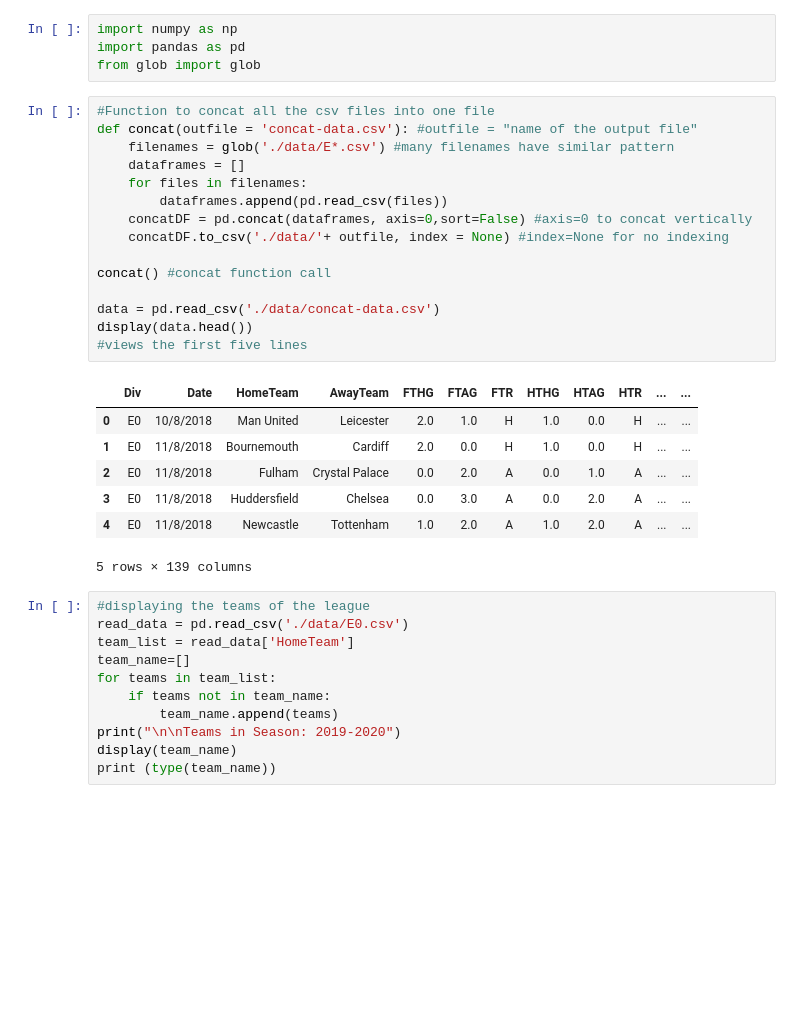
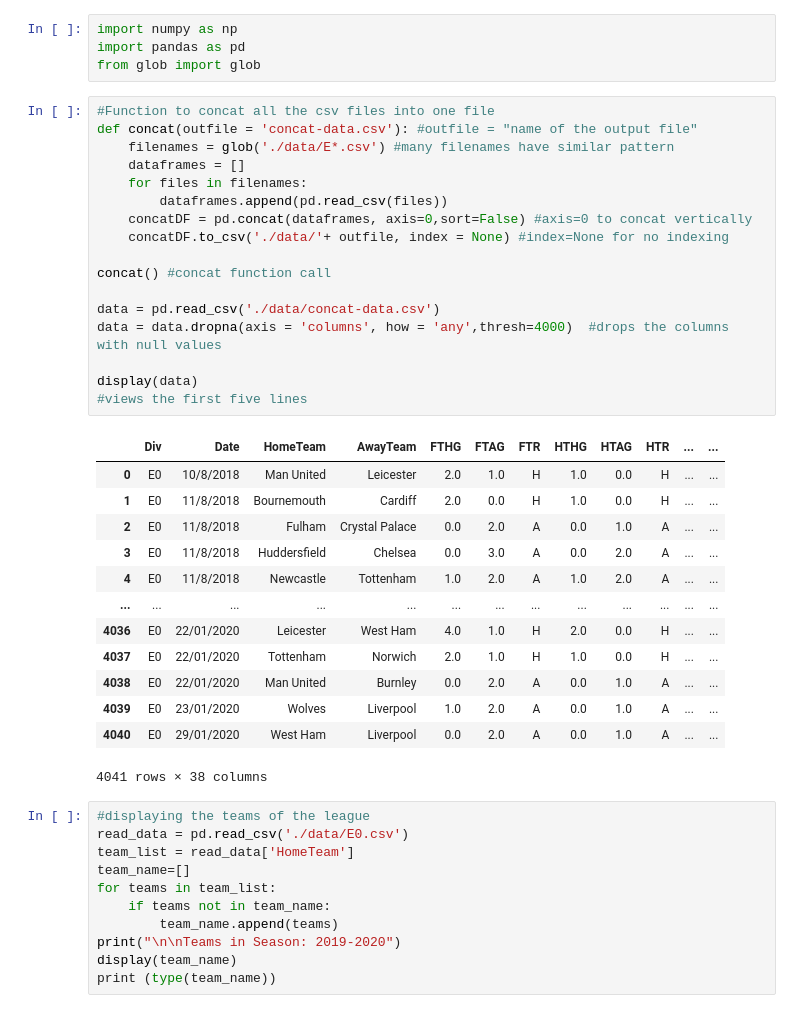
Before and after one commit to AmarNaga/EPL-prediction, a Jupyter notebook: Predict_1.ipynb, the cells around one changed output. Cells and saved outputs as stored; diff of their text form; blank space fills up the shorter version.

```diff
--- a/Predict_1.ipynb
+++ b/Predict_1.ipynb
@@ -5,26 +5,34 @@ from glob import glob
 # %%
 #Function to concat all the csv files into one file
 def concat(outfile = 'concat-data.csv'): #outfile = "name of the output file"
     filenames = glob('./data/E*.csv') #many filenames have similar pattern
     dataframes = []
     for files in filenames:
         dataframes.append(pd.read_csv(files))
     concatDF = pd.concat(dataframes, axis=0,sort=False) #axis=0 to concat vertically
     concatDF.to_csv('./data/'+ outfile, index = None) #index=None for no indexing
 
 concat() #concat function call
 
 data = pd.read_csv('./data/concat-data.csv')
-display(data.head())
+data = data.dropna(axis = 'columns', how = 'any',thresh=4000)  #drops the columns with null values
+
+display(data)
 #views the first five lines
 # %% [output]
 |  | Div | Date | HomeTeam | AwayTeam | FTHG | FTAG | FTR | HTHG | HTAG | HTR | ... | ... |
 | 0 | E0 | 10/8/2018 | Man United | Leicester | 2.0 | 1.0 | H | 1.0 | 0.0 | H | ... | ... |
 | 1 | E0 | 11/8/2018 | Bournemouth | Cardiff | 2.0 | 0.0 | H | 1.0 | 0.0 | H | ... | ... |
 | 2 | E0 | 11/8/2018 | Fulham | Crystal Palace | 0.0 | 2.0 | A | 0.0 | 1.0 | A | ... | ... |
 | 3 | E0 | 11/8/2018 | Huddersfield | Chelsea | 0.0 | 3.0 | A | 0.0 | 2.0 | A | ... | ... |
 | 4 | E0 | 11/8/2018 | Newcastle | Tottenham | 1.0 | 2.0 | A | 1.0 | 2.0 | A | ... | ... |
+| ... | ... | ... | ... | ... | ... | ... | ... | ... | ... | ... | ... | ... |
+| 4036 | E0 | 22/01/2020 | Leicester | West Ham | 4.0 | 1.0 | H | 2.0 | 0.0 | H | ... | ... |
+| 4037 | E0 | 22/01/2020 | Tottenham | Norwich | 2.0 | 1.0 | H | 1.0 | 0.0 | H | ... | ... |
+| 4038 | E0 | 22/01/2020 | Man United | Burnley | 0.0 | 2.0 | A | 0.0 | 1.0 | A | ... | ... |
+| 4039 | E0 | 23/01/2020 | Wolves | Liverpool | 1.0 | 2.0 | A | 0.0 | 1.0 | A | ... | ... |
+| 4040 | E0 | 29/01/2020 | West Ham | Liverpool | 0.0 | 2.0 | A | 0.0 | 1.0 | A | ... | ... |
-5 rows × 139 columns
+4041 rows × 38 columns
 # %%
 #displaying the teams of the league
 read_data = pd.read_csv('./data/E0.csv')
```
Also changed, not shown: parts of 8 cells of this notebook.
